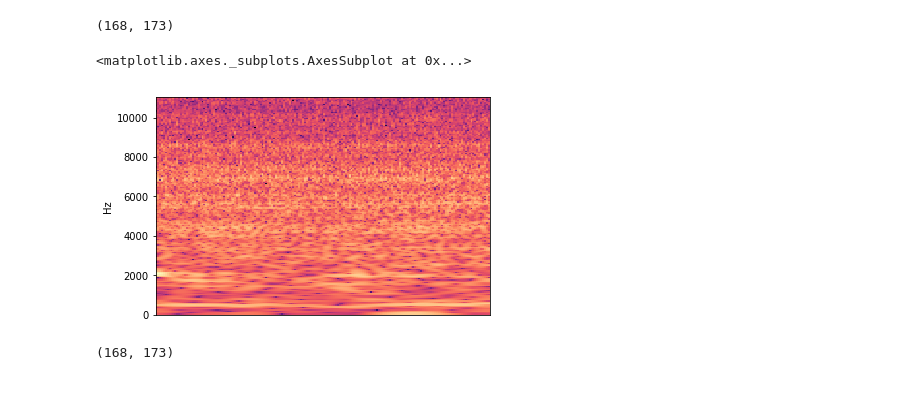
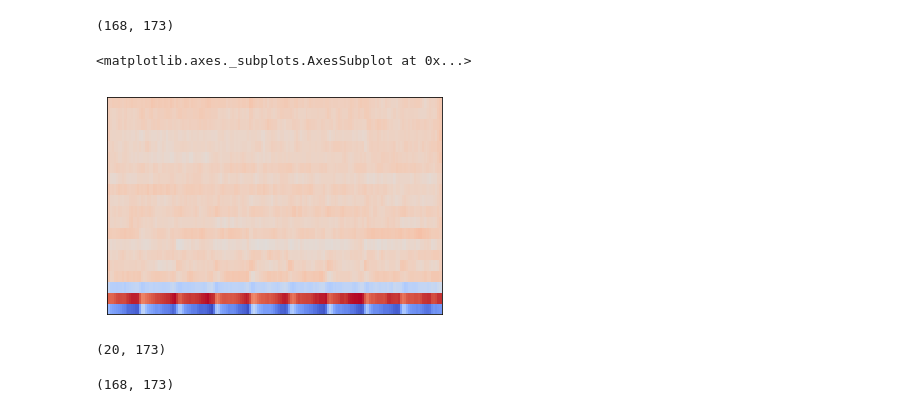
Before and after one commit to emilyjia/cs181-s19-practicals, a Jupyter notebook: P3/knn.ipynb, the cells around one changed output. Saved outputs shown, nothing was run; the diff lists cells and outputs as text; code cells hidden in the pictures.

```diff
--- a/P3/knn.ipynb
+++ b/P3/knn.ipynb
@@ -80,10 +81,14 @@ FRAMES = test_spec.shape[1]
 (168, 173)
 # %%
 # librosa.display.specshow(tmp_train[2], y_axis='hz')
-librosa.display.specshow(mel_spec(X_test[18]), y_axis='hz')
+librosa.display.specshow(mfccs[17])#, y_axis='hz')
 # %% [output]
 <matplotlib.axes._subplots.AxesSubplot at 0x...>
-[figure, old version]
+[figure, new version]
+# %%
+mfccs[17].shape
+# %% [output]
+(20, 173)
 # %%
 signal = X_train[0]
 librosa.feature.mfcc(signal).shape
```
Also changed, not shown: parts of 12 cells of this notebook, 2 other files.
